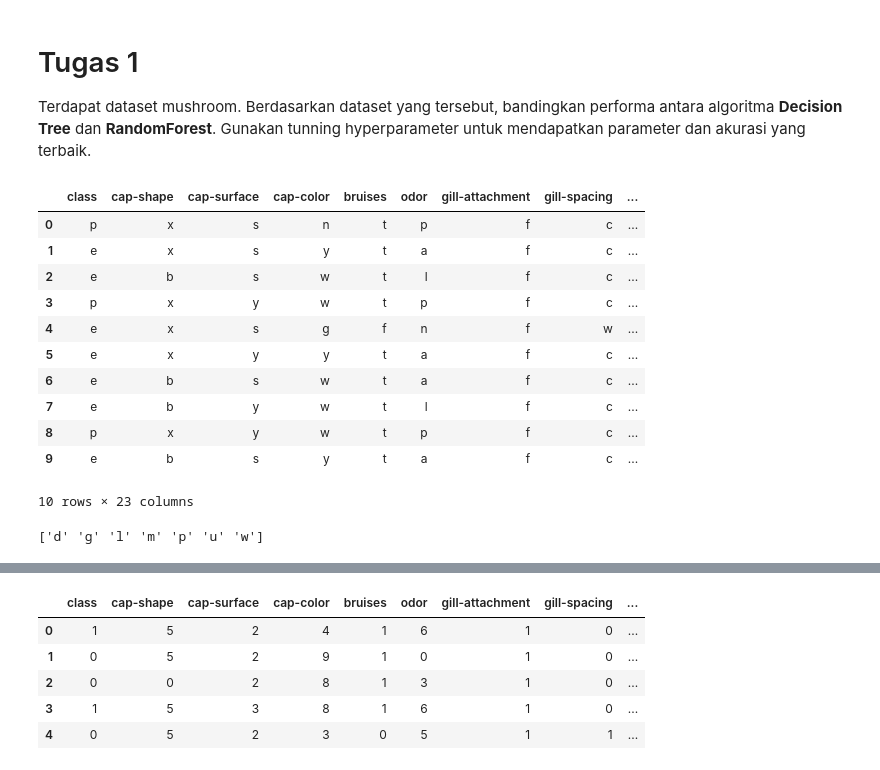
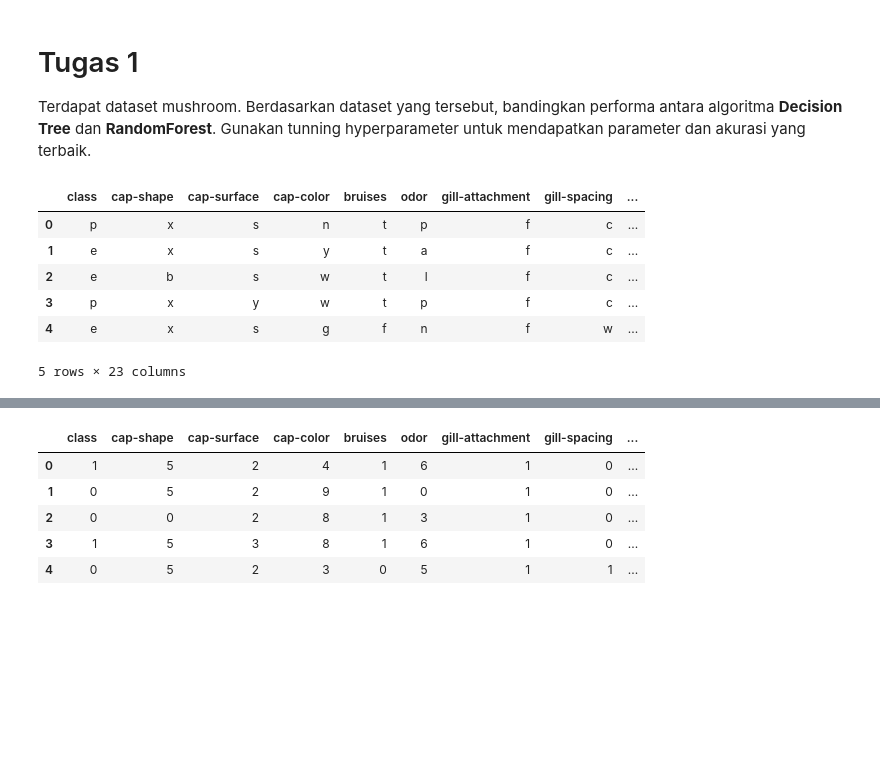
Before and after one commit to diaputr/machine-learning, a Jupyter notebook: Modul_6_Ensemble_Learning.ipynb, the cells around one changed output, grey strips where cells are left out. Cells and saved outputs as stored; diff of their text form; code cells hidden in the pictures; blank space fills up the shorter version.

```diff
--- a/Modul_6_Ensemble_Learning.ipynb
+++ b/Modul_6_Ensemble_Learning.ipynb
@@ -443,26 +472,15 @@ Terdapat dataset mushroom. Berdasarkan dataset yang tersebut, bandingkan perform
 # %%
 data = pd.read_csv('/content/drive/Shareddrives/Kita/TugasKul/SMT5/ML/Ming6/mushrooms.csv')
 
-data.head(10)
+data.head()
 # %% [output]
 |  | class | cap-shape | cap-surface | cap-color | bruises | odor | gill-attachment | gill-spacing | ... |
 | 0 | p | x | s | n | t | p | f | c | ... |
 | 1 | e | x | s | y | t | a | f | c | ... |
 | 2 | e | b | s | w | t | l | f | c | ... |
 | 3 | p | x | y | w | t | p | f | c | ... |
 | 4 | e | x | s | g | f | n | f | w | ... |
-| 5 | e | x | y | y | t | a | f | c | ... |
-| 6 | e | b | s | w | t | a | f | c | ... |
-| 7 | e | b | y | w | t | l | f | c | ... |
-| 8 | p | x | y | w | t | p | f | c | ... |
-| 9 | e | b | s | y | t | a | f | c | ... |
-10 rows × 23 columns
+5 rows × 23 columns
-# %%
-jenis, count = np.unique(data['habitat'], return_counts=True)
-
-print(jenis)
-# %% [output]
-['d' 'g' 'l' 'm' 'p' 'u' 'w']
 # %%
 # Cek kolom null
 data.isnull().sum()
```
Also changed, not shown: parts of 16 cells of this notebook.
